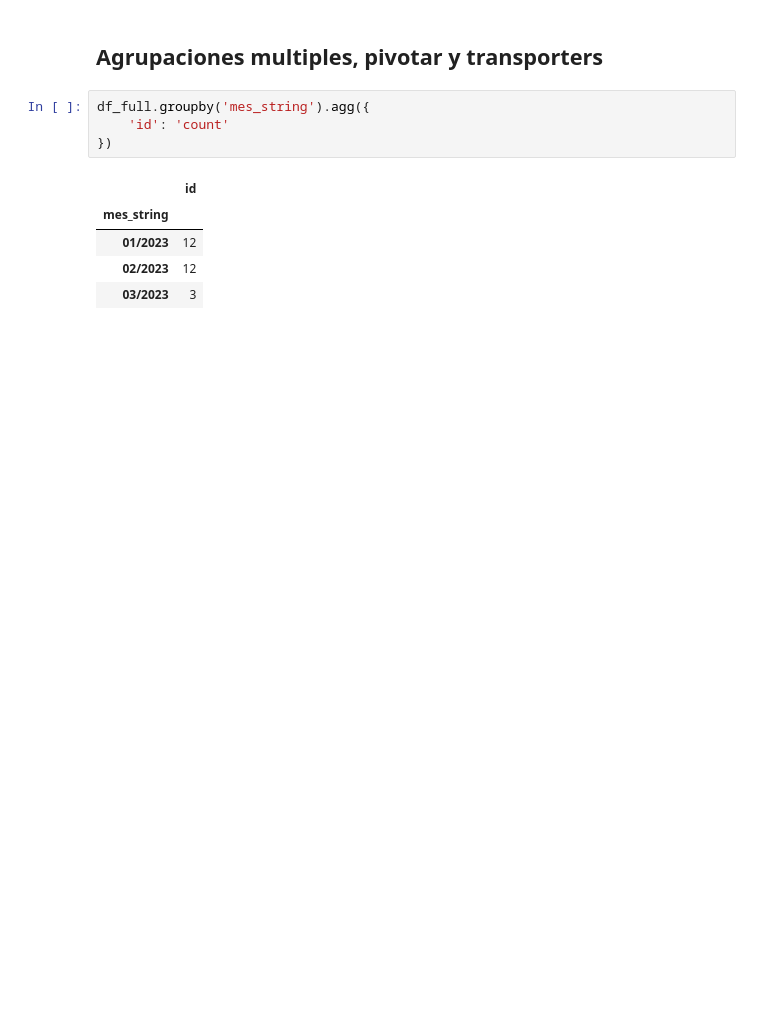
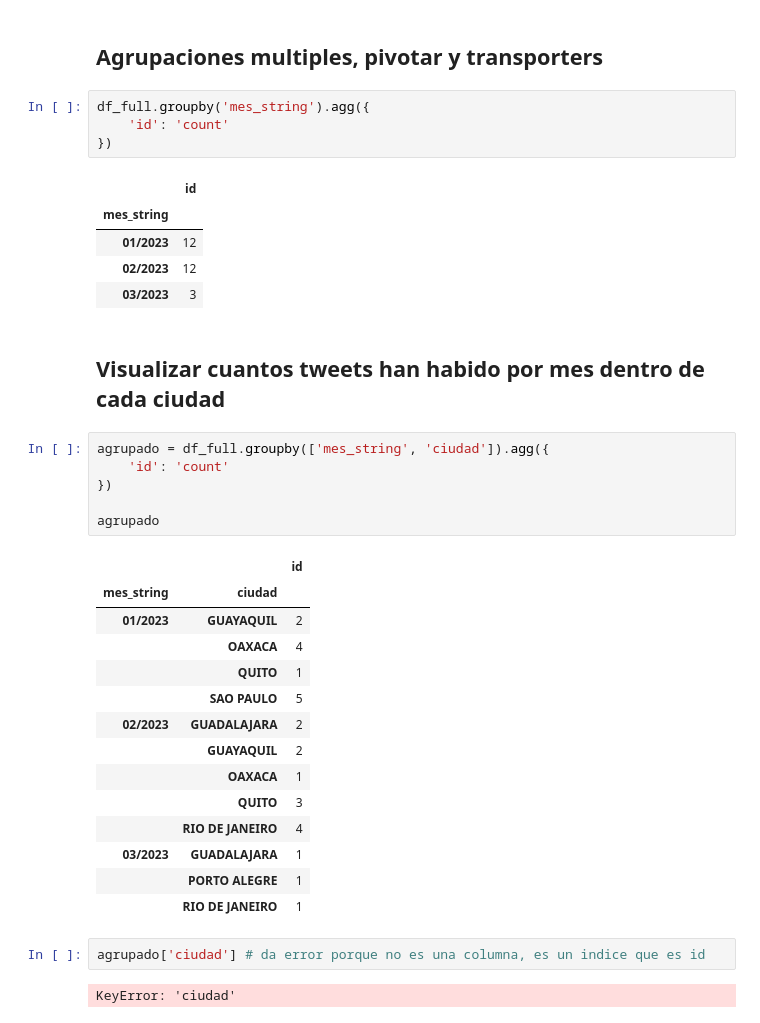
Before and after one commit to martuwilson/python-data-intelligence, a Jupyter notebook: JoinPandas.ipynb, the cells around one changed output. Drawn from its saved outputs; the diff is of its cells as text; blank space fills up the shorter version.

```diff
--- a/JoinPandas.ipynb
+++ b/JoinPandas.ipynb
@@ -122,3 +122,30 @@ df_full.groupby('mes_string').agg({
 | 01/2023 | 12 |
 | 02/2023 | 12 |
 | 03/2023 | 3 |
+# %% [markdown]
+## Visualizar cuantos tweets han habido por mes dentro de cada ciudad
+# %%
+agrupado = df_full.groupby(['mes_string', 'ciudad']).agg({
+    'id': 'count'
+})
+
+agrupado
+# %% [output]
+|  |  | id |
+| mes_string | ciudad |  |
+| 01/2023 | GUAYAQUIL | 2 |
+|  | OAXACA | 4 |
+|  | QUITO | 1 |
+|  | SAO PAULO | 5 |
+| 02/2023 | GUADALAJARA | 2 |
+|  | GUAYAQUIL | 2 |
+|  | OAXACA | 1 |
+|  | QUITO | 3 |
+|  | RIO DE JANEIRO | 4 |
+| 03/2023 | GUADALAJARA | 1 |
+|  | PORTO ALEGRE | 1 |
+|  | RIO DE JANEIRO | 1 |
+# %%
+agrupado['ciudad'] # da error porque no es una columna, es un indice que es id
+# %% [output]
+KeyError: 'ciudad'
```
Also changed, not shown: parts of 8 cells of this notebook.
